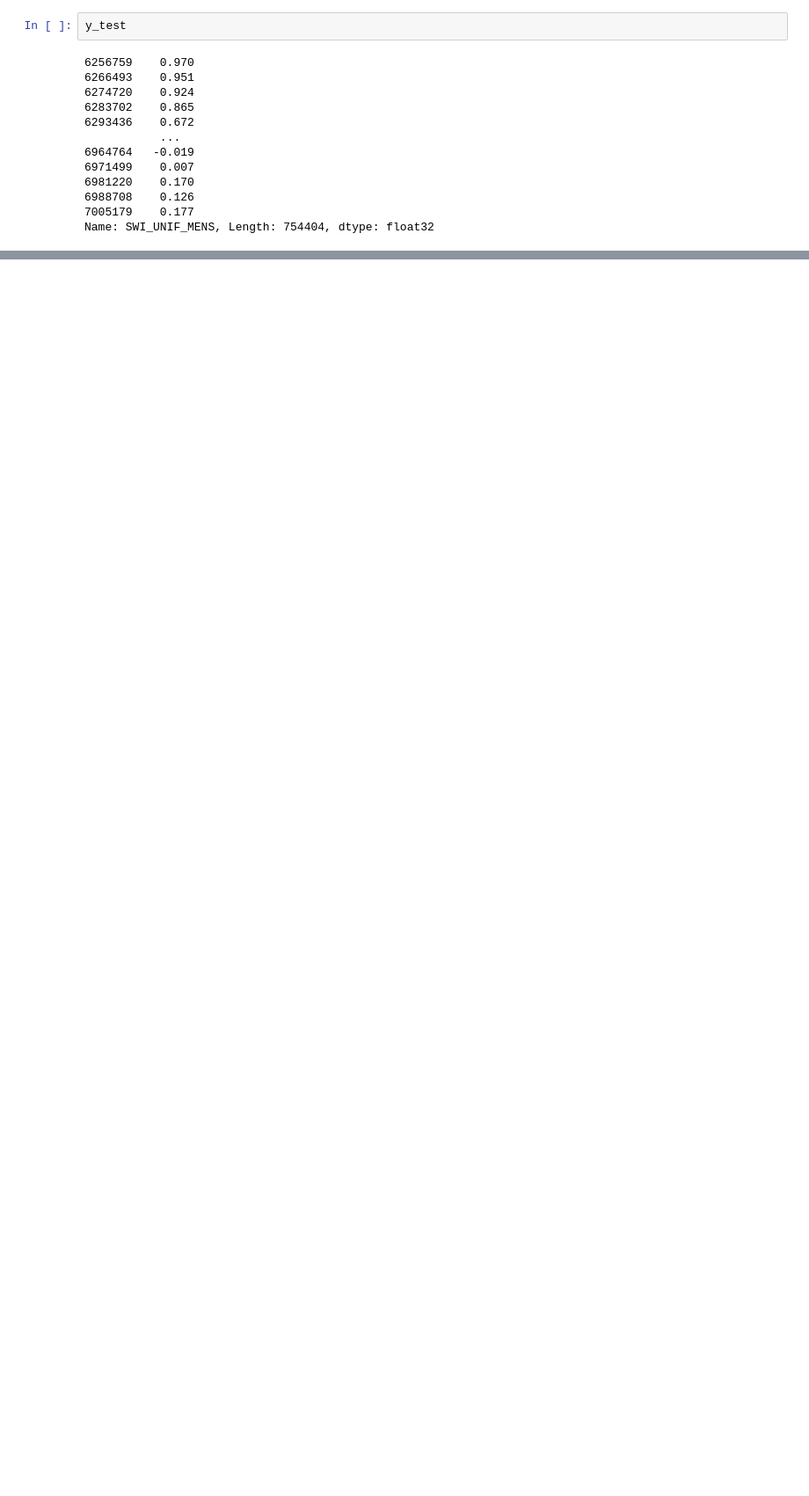
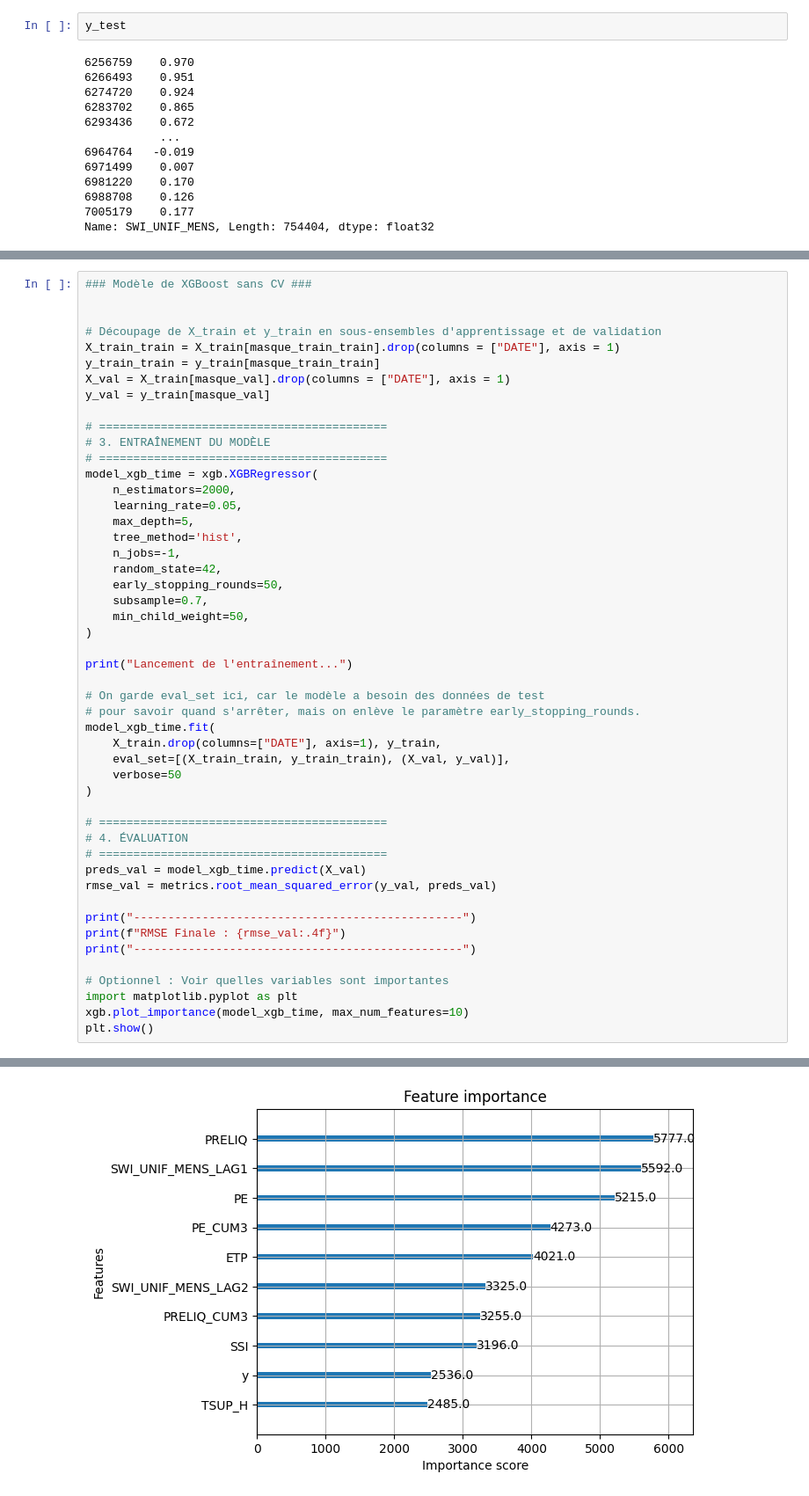
Before and after one commit to Lanouraf/Climate_Risk_Project_SWI_MS_A, a Jupyter notebook: modelisation.ipynb, the cells around one changed output, grey strips where cells are left out. Shown at 88% size. Cells and saved outputs as stored; diff of their text form; blank space fills up the shorter version.

Commit message:
Ajout XGBoost temporel + suppression variables avec leakage

```diff
--- a/modelisation.ipynb
+++ b/modelisation.ipynb
@@ -716,0 +707,50 @@ Name: SWI_UNIF_MENS_PRED, Length: 754404, dtype: float64
+# %%
+### Modèle de XGBoost sans CV ###
+
+
+# Découpage de X_train et y_train en sous-ensembles d'apprentissage et de validation
+X_train_train = X_train[masque_train_train].drop(columns = ["DATE"], axis = 1)
+y_train_train = y_train[masque_train_train]
+X_val = X_train[masque_val].drop(columns = ["DATE"], axis = 1)
+y_val = y_train[masque_val]
+
+# ==========================================
+# 3. ENTRAÎNEMENT DU MODÈLE
+# ==========================================
+model_xgb_time = xgb.XGBRegressor(
+    n_estimators=2000,
+    learning_rate=0.05,
+    max_depth=5,
+    tree_method='hist',
+    n_jobs=-1,
+    random_state=42,
+    early_stopping_rounds=50,
+    subsample=0.7,
+    min_child_weight=50,
+)
+
+print("Lancement de l'entraînement...")
+
+# On garde eval_set ici, car le modèle a besoin des données de test
+# pour savoir quand s'arrêter, mais on enlève le paramètre early_stopping_rounds.
+model_xgb_time.fit(
+    X_train.drop(columns=["DATE"], axis=1), y_train,
+    eval_set=[(X_train_train, y_train_train), (X_val, y_val)],
+    verbose=50
+)
+
+# ==========================================
+# 4. ÉVALUATION
+# ==========================================
+preds_val = model_xgb_time.predict(X_val)
+rmse_val = metrics.root_mean_squared_error(y_val, preds_val)
+
+print("------------------------------------------------")
+print(f"RMSE Finale : {rmse_val:.4f}")
+print("------------------------------------------------")
+
+# Optionnel : Voir quelles variables sont importantes
+import matplotlib.pyplot as plt
+xgb.plot_importance(model_xgb_time, max_num_features=10)
+plt.show()
+# %% [output]
@@ -716,0 +774 @@ Name: SWI_UNIF_MENS_PRED, Length: 754404, dtype: float64
+[figure, added]
```
Also changed, not shown: parts of 29 cells of this notebook, 2 other files.
